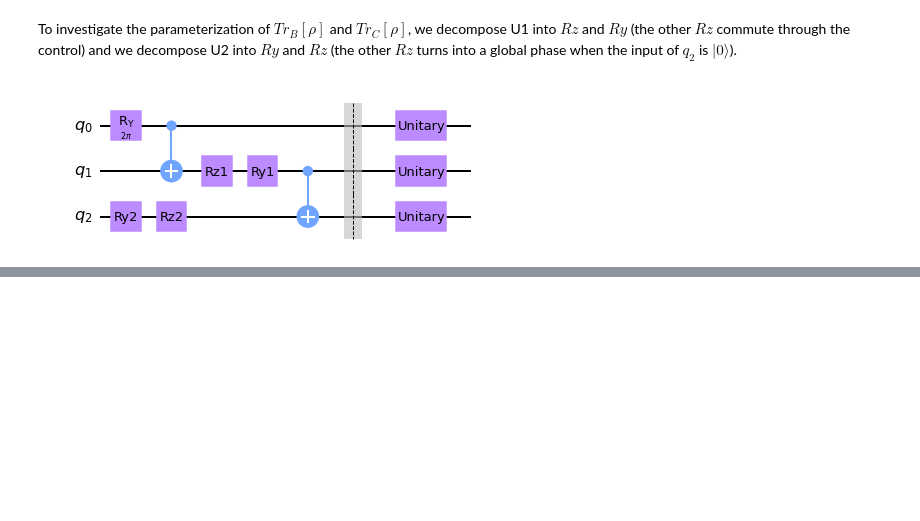
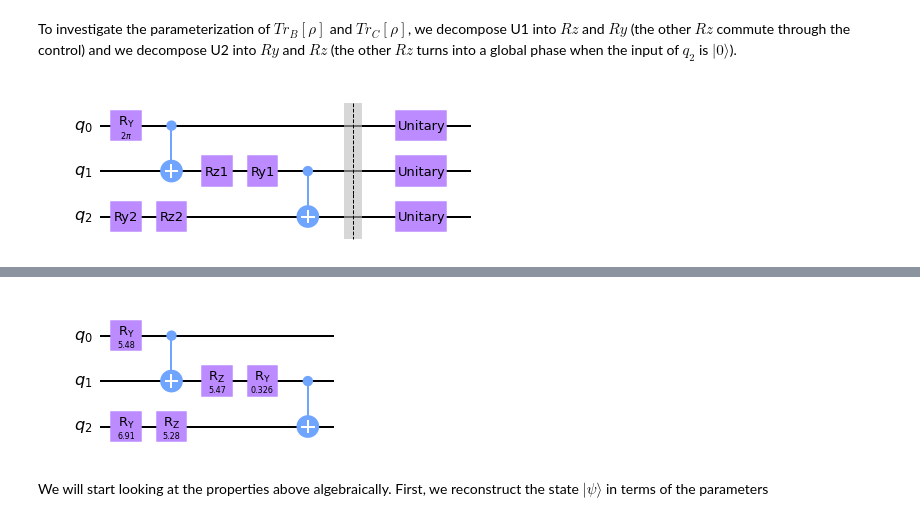
Before and after one commit to mpham26uchicago/QOSF_Mentorship, a Jupyter notebook: Density Matrix.ipynb, the cells around one changed output, grey strips where cells are left out. Drawn from its saved outputs; the diff is of its cells as text; code cells hidden in the pictures; blank space fills up the shorter version.

```diff
--- a/Density Matrix.ipynb
+++ b/Density Matrix.ipynb
@@ -297,0 +321,24 @@ Text(0, 0.5, 'Purity')
+# %%
+np.random.seed(2)
+
+theta0, theta1, theta2, epsilon1, epsilon2 = np.random.uniform(0, 2*np.pi, 5)
+
+circ = QuantumCircuit(3)
+
+circ.ry(2*theta0, 0)
+
+circ.cx(0, 1)
+
+circ.ry(2*theta2, 2) # Ry2
+circ.rz(2*epsilon2, 2) # Rz2
+
+circ.rz(2*epsilon1, 1) # Rz1
+circ.ry(2*theta1, 1) # Ry1
+
+circ.cx(1, 2)
+
+circ.draw('mpl')
+# %% [output]
+[figure, added]
+# %% [markdown]
+We will start looking at the properties above algebraically. First, we reconstruct the state $|\psi\rangle$ in terms of the parameters
```
Also changed, not shown: parts of 36 cells of this notebook.
